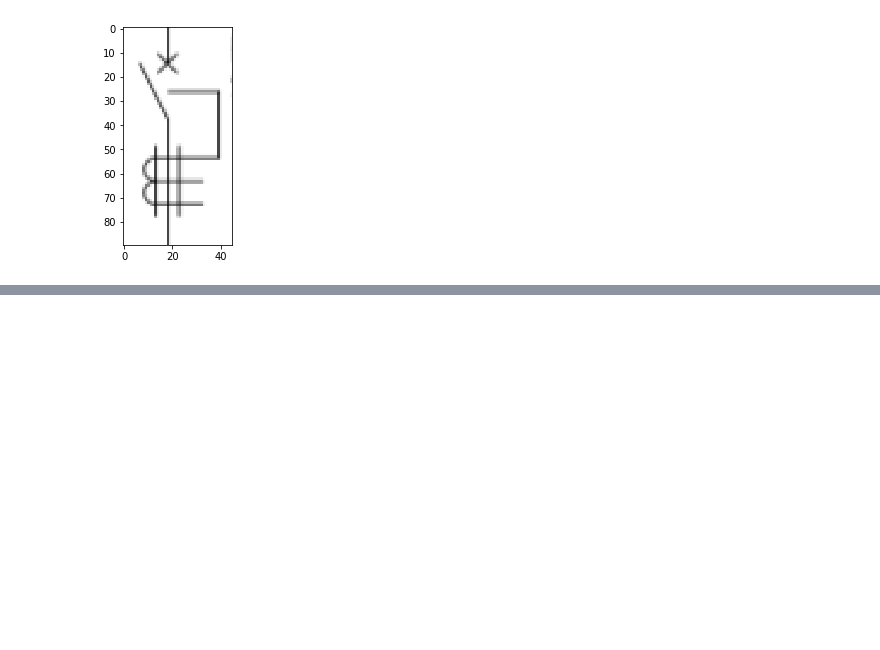
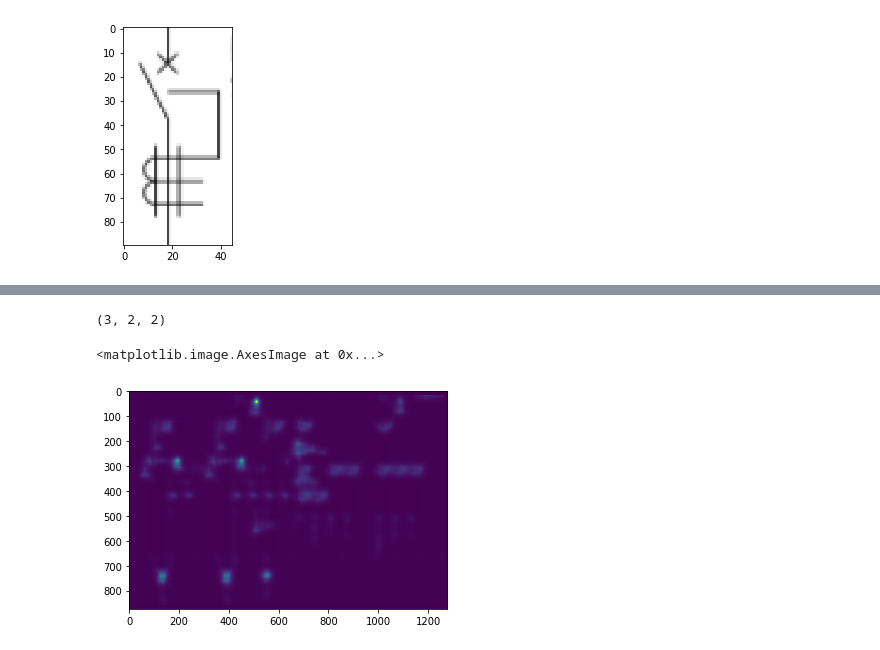
Before and after one commit to kamata1729/QATM_pytorch, a Jupyter notebook: qatm_pytorch.ipynb, the cells around one changed output, grey strips where cells are left out. Saved outputs shown, nothing was run; the diff lists cells and outputs as text; code cells hidden in the pictures; blank space fills up the shorter version.

```diff
--- a/qatm_pytorch.ipynb
+++ b/qatm_pytorch.ipynb
@@ -223,3 +203,28 @@ def nms(score, w_ini, h_ini, thresh=0.7):
         order = order[inds + 1]
     boxes = np.array([[x1[keep], y1[keep]], [x2[keep], y2[keep]]]).transpose(2, 0, 1)
     return boxes
+# %%
+def run_one_sample(template, image, thresh=0.7):
+    val = model(template, image)
+    if val.is_cuda:
+        val = val.cpu()
+    val = val.numpy()
+    print("val", val.shape)
+    val = np.log(val)
+
+    batch_size = val.shape[0]
+    scores = []
+    boxes = []
+    for i in range(batch_size):
+        # compute geometry average on score map
+        gray = val[i,:,:,0]
+        gray = cv2.resize( gray, (image.size()[-1], image.size()[-2]) )
+        h = template.size()[-2]
+        w = template.size()[-1]
+        score = compute_score( gray, w, h)
+        score[score>-1e-7] = score.min()
+        score = np.exp(score / (h*w)) # reverse number range back after computing geometry average
+        nms_res = nms(score, w, h, thresh)
+        scores.append(score)
+        boxes.append(nms_res)
+    return scores, boxes
@@ -238,0 +387,9 @@ plt.imshow(score)
+# %%
+boxes.shape
+# %% [output]
+(3, 2, 2)
+# %%
+plt.imshow(scores[0])
+# %% [output]
+<matplotlib.image.AxesImage at 0x...>
+[figure, added]
```
Also changed, not shown: parts of 17 cells of this notebook, 1 other file.
